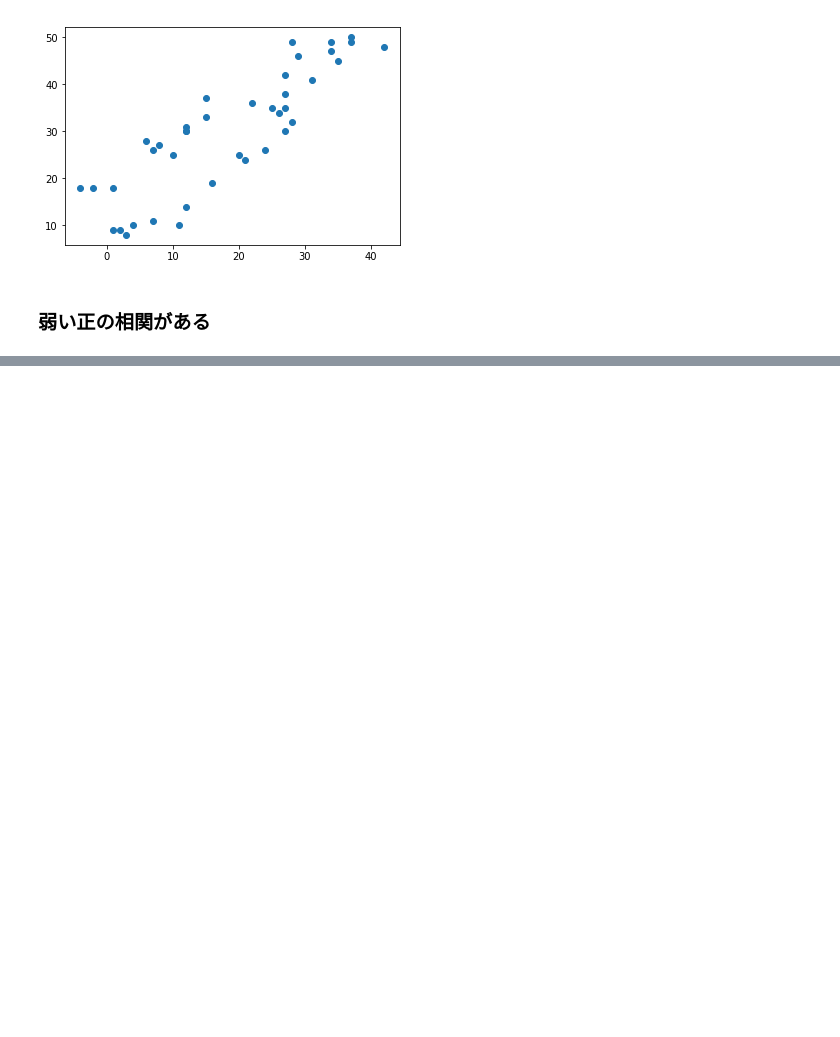
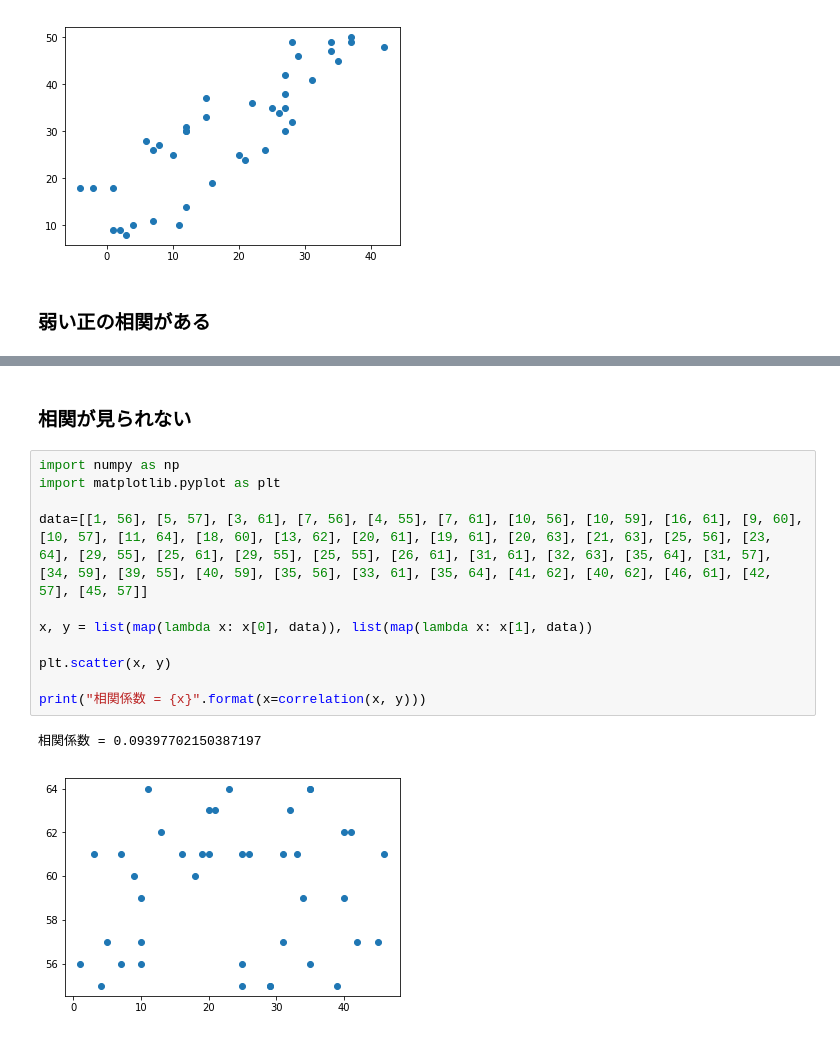
Before and after one commit to t-kunou/python-de-statistics-train, a Jupyter notebook: correlation.ipynb, the cells around one changed output, grey strips where cells are left out. Saved outputs shown, nothing was run; the diff lists cells and outputs as text; blank space fills up the shorter version.

```diff
--- a/correlation.ipynb
+++ b/correlation.ipynb
@@ -80,0 +95,16 @@ import random
+# %% [markdown]
+### 相関が見られない
+# %%
+import numpy as np
+import matplotlib.pyplot as plt
+
+data=[[1, 56], [5, 57], [3, 61], [7, 56], [4, 55], [7, 61], [10, 56], [10, 59], [16, 61], [9, 60], [10, 57], [11, 64], [18, 60], [13, 62], [20, 61], [19, 61], [20, 63], [21, 63], [25, 56], [23, 64], [29, 55], [25, 61], [29, 55], [25, 55], [26, 61], [31, 61], [32, 63], [35, 64], [31, 57], [34, 59], [39, 55], [40, 59], [35, 56], [33, 61], [35, 64], [41, 62], [40, 62], [46, 61], [42, 57], [45, 57]]
+
+x, y = list(map(lambda x: x[0], data)), list(map(lambda x: x[1], data))
+
+plt.scatter(x, y)
+
+print("相関係数 = {x}".format(x=correlation(x, y)))
+# %% [output]
+相関係数 = 0.09397702150387197
+[figure, added]
```
Also changed, not shown: parts of 11 cells of this notebook.
